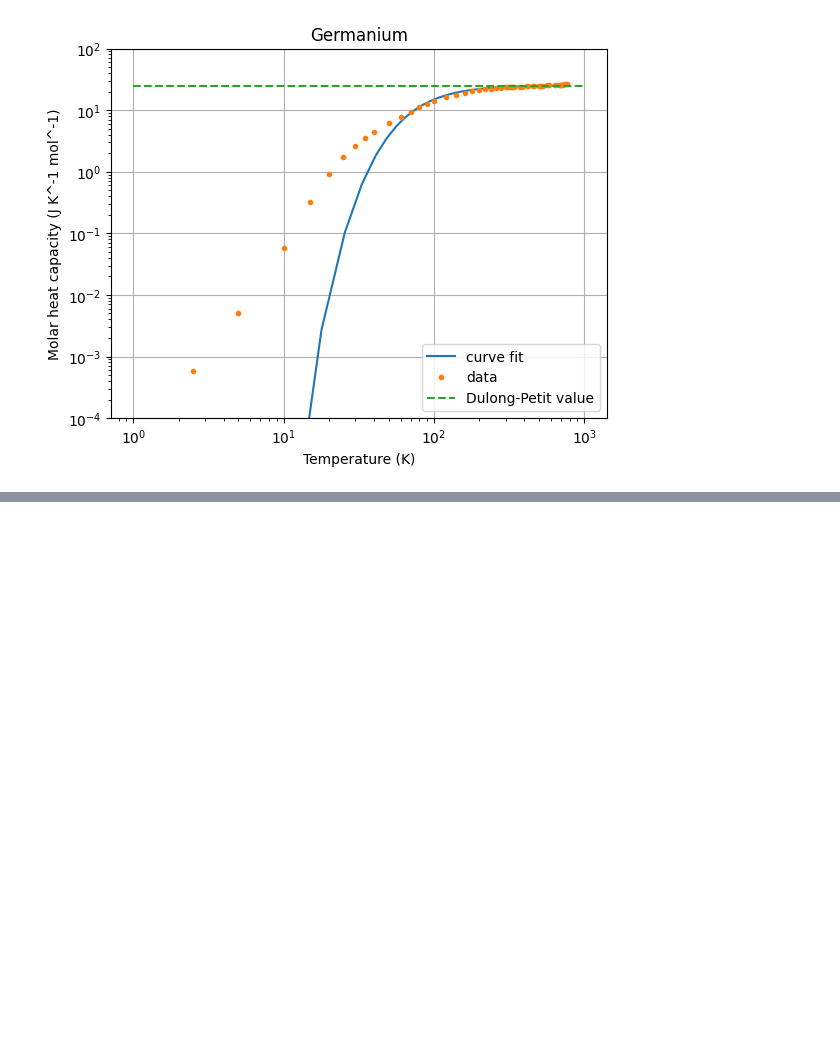
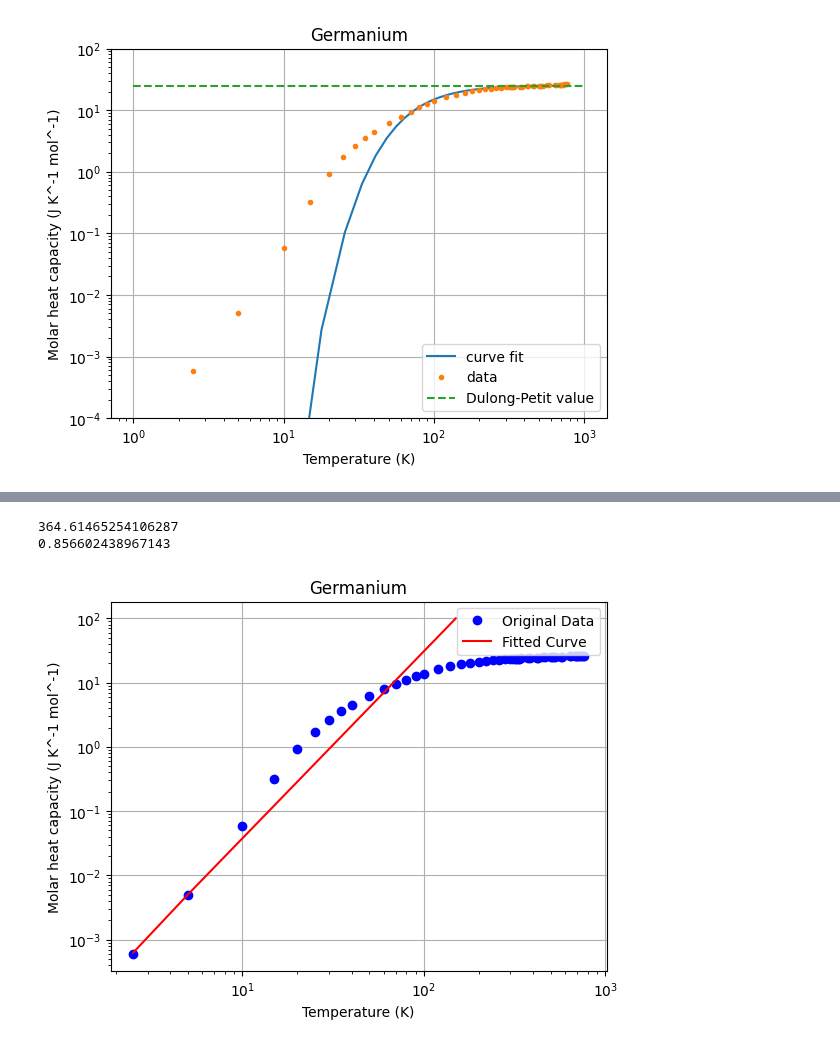
Before and after one commit to Clarke-Henshaw-Miles/extra, a Jupyter notebook: turtle_tree_colab.ipynb, the cells around one changed output, grey strips where cells are left out. Cells and saved outputs as stored; diff of their text form; code cells hidden in the pictures; blank space fills up the shorter version.

```diff
--- a/turtle_tree_colab.ipynb
+++ b/turtle_tree_colab.ipynb
@@ -354,0 +367,32 @@ plt.legend()
+# %%
+#coming up with a guess to compare curve fit to
+x_plot = np.linspace(min(T_g_low), max(T_g_low), num=100)
+p_guess = np.array([275])
+y_guess = debye_model(T_g_low, *p_guess)
+
+# Fit the Debye model to the data
+popt, pcov = curve_fit(debye_model, T_g_low, C_g_low, p_guess)
+
+print(popt[0])
+print(np.sqrt(pcov.diagonal()[0]))
+#print(popt[1])
+#print(np.sqrt(pcov.diagonal()[1]))
+
+y_fit = debye_model(x_plot, *popt)
+extrapolate_x = np.array([150])
+extrapolate_y = np.array([100])
+
+# Plot the original data and the fitted curve
+plt.loglog(T_g, C_g, 'bo', label='Original Data')
+plt.plot(np.concatenate([x_plot, extrapolate_x]), np.concatenate([y_fit, extrapolate_y]), 'r-', label='Fitted Curve')
+#plt.plot(x_plot, y_fit, 'r-', label='Fitted Curve')
+
+plt.xlabel('Temperature (K)')
+plt.ylabel("Molar heat capacity (J K^-1 mol^-1)")
+plt.title('Germanium')
+plt.legend()
+plt.grid()
+# %% [output]
+364.61465254106287
+0.856602438967143
+[figure, added]
```
Also changed, not shown: parts of 9 cells of this notebook.
